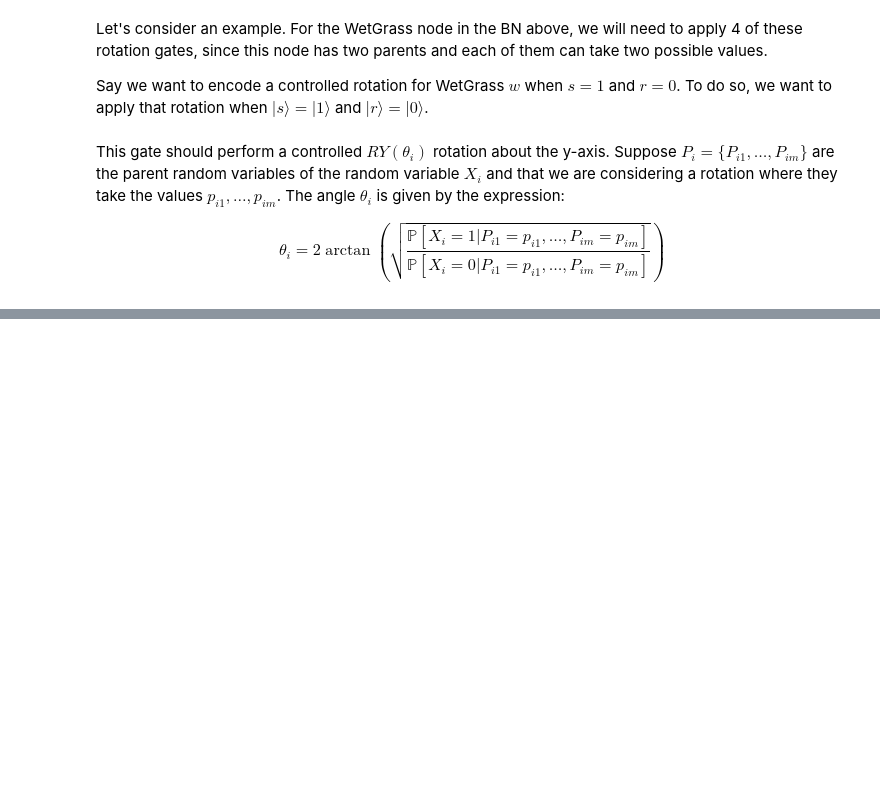
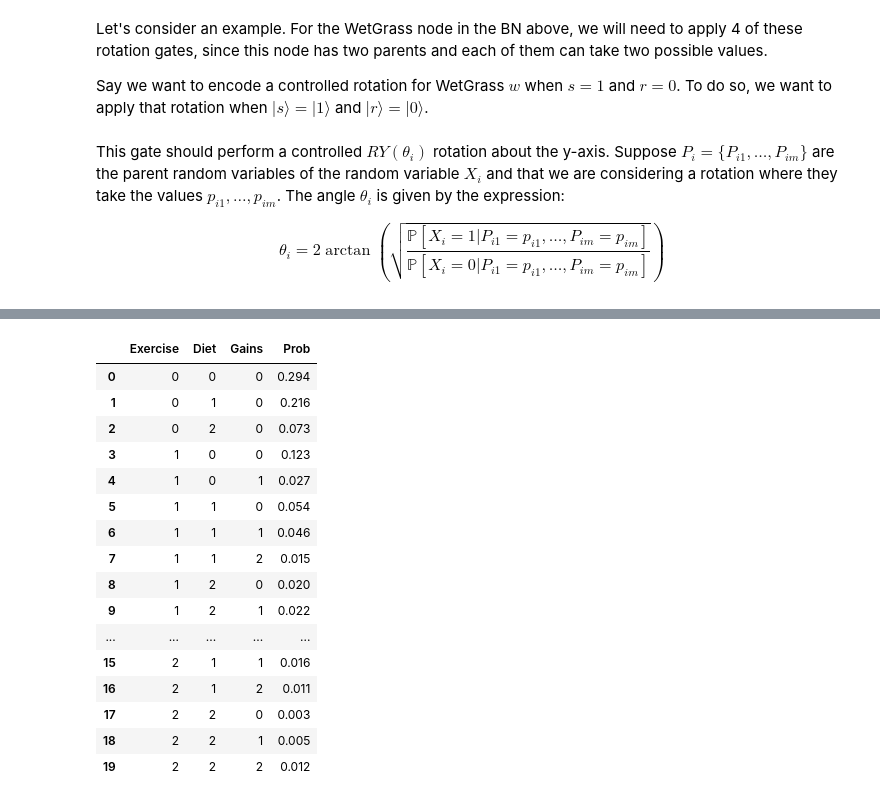
Before and after one commit to GilbertoCunha/QuantumBayesianRL, a Jupyter notebook: notebooks/BayesianNetworks.ipynb, the cells around one changed output, grey strips where cells are left out. Cells and saved outputs as stored; diff of their text form; code cells hidden in the pictures; blank space fills up the shorter version.

```diff
--- a/notebooks/BayesianNetworks.ipynb
+++ b/notebooks/BayesianNetworks.ipynb
@@ -120,0 +204,25 @@ qbn.query(query=["Cloudy", "Rain", "Sprinkler", "WetGrass"], evidence={}, n_samp
+# %%
+exercise = DiscreteNode("Exercise", "state", value_space=[0, 1, 2])
+diet = DiscreteNode("Diet", "state", value_space=[0, 1, 2])
+gains = DiscreteNode("Gains", "state", value_space=[0, 1, 2])
+
+qbn = QuantumBayesianNetwork()
+qbn.add_nodes([exercise, diet, gains])
+qbn.add_edges([("Exercise", "Gains"), ("Diet", "Gains")])
+
+data = {"Exercise": [0,1,2], "Prob": [0.6,0.3,0.1]}
+qbn.add_pt("Exercise", data)
+
+data = {"Diet": [0,1,2], "Prob": [0.5,0.35,0.15]}
+qbn.add_pt("Diet", data)
+
+data = {
+    "Exercise": [0,0,0,0,0,0,0,0,0,1,1,1,1,1,1,1,1,1,2,2,2,2,2,2,2,2,2],
+    "Diet": [0,0,0,1,1,1,2,2,2,0,0,0,1,1,1,2,2,2,0,0,0,1,1,1,2,2,2],
+    "Gains": [0,1,2,0,1,2,0,1,2,0,1,2,0,1,2,0,1,2,0,1,2,0,1,2,0,1,2],
+    "Prob": [1,0,0,1,0,0,1,0,0,0.8,0.2,0,0.5,0.4,0.1,0.3,0.6,0.1,0.5,0.4,0.1,0.3,0.4,0.3,0.1,0.3,0.6]
+}
+qbn.add_pt("Gains", data)
+
+qbn.initialize()
+qbn.draw()
@@ -120,0 +231,20 @@ qbn.query(query=["Cloudy", "Rain", "Sprinkler", "WetGrass"], evidence={}, n_samp
+# %%
+qbn.query(["Exercise", "Diet", "Gains"], evidence={}, n_samples=1000)
+# %% [output]
+|  | Exercise | Diet | Gains | Prob |
+| 0 | 0 | 0 | 0 | 0.294 |
+| 1 | 0 | 1 | 0 | 0.216 |
+| 2 | 0 | 2 | 0 | 0.073 |
+| 3 | 1 | 0 | 0 | 0.123 |
+| 4 | 1 | 0 | 1 | 0.027 |
+| 5 | 1 | 1 | 0 | 0.054 |
+| 6 | 1 | 1 | 1 | 0.046 |
+| 7 | 1 | 1 | 2 | 0.015 |
+| 8 | 1 | 2 | 0 | 0.020 |
+| 9 | 1 | 2 | 1 | 0.022 |
+| ... | ... | ... | ... | ... |
+| 15 | 2 | 1 | 1 | 0.016 |
+| 16 | 2 | 1 | 2 | 0.011 |
+| 17 | 2 | 2 | 0 | 0.003 |
+| 18 | 2 | 2 | 1 | 0.005 |
+| 19 | 2 | 2 | 2 | 0.012 |
```
Also changed, not shown: parts of 9 cells of this notebook, 3 other files.
